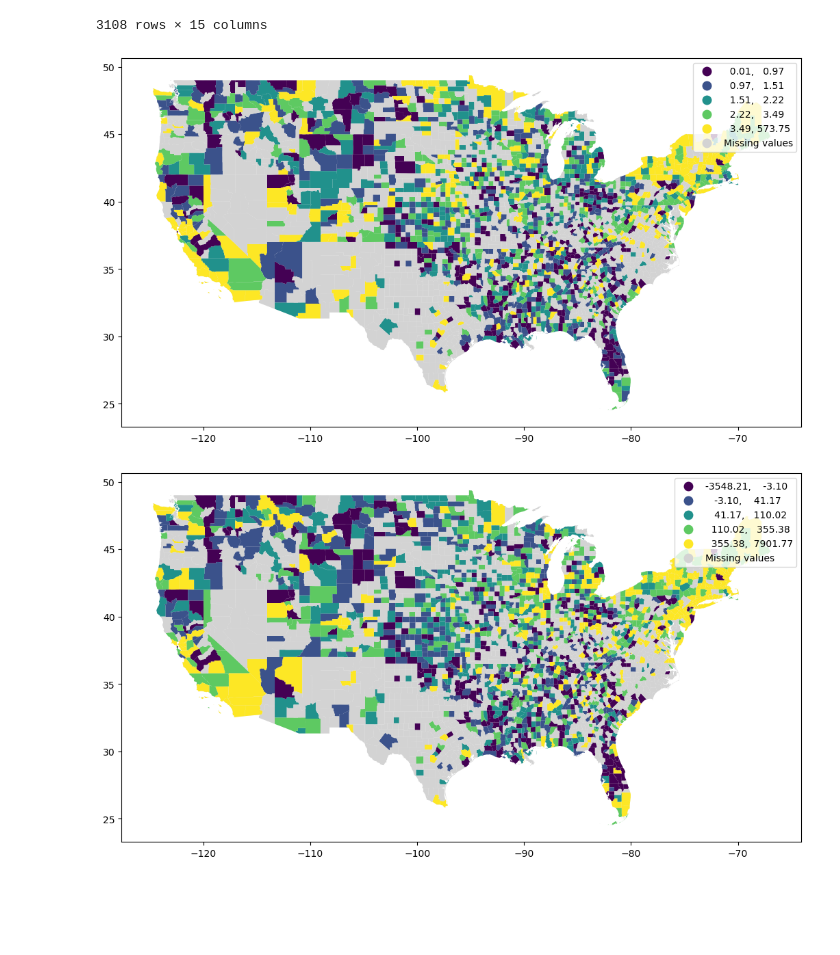
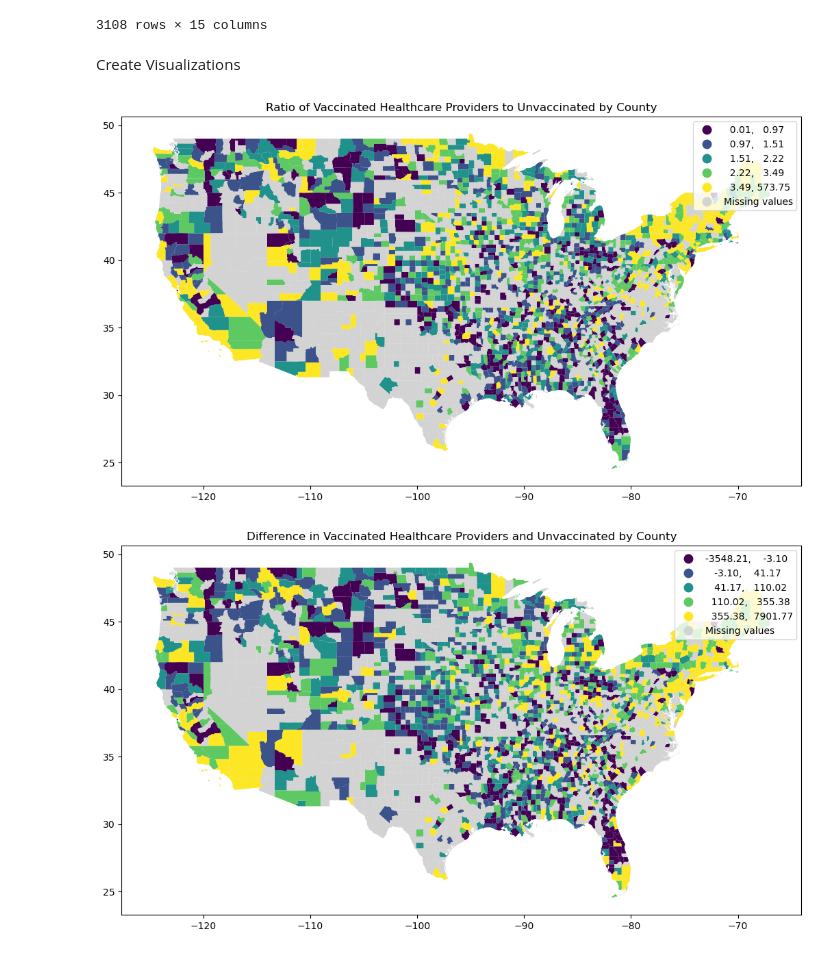
Before and after one commit to efgronski/hospital_covid_data, a Jupyter notebook: data_analysis.ipynb, the cells around one changed output. Cells and saved outputs as stored; diff of their text form; code cells hidden in the pictures; blank space fills up the shorter version.

Commit message:
add updated analysis and county datasets

```diff
--- a/data_analysis.ipynb
+++ b/data_analysis.ipynb
@@ -264,18 +244,21 @@ gdf
 | 3231 | 236.118687 | 124.030691 | 271.878481 | 55 | 079 | 01581100 | ... |
 | 3232 | 256.865854 | 698.876543 | 903.524390 | 26 | 139 | 01623012 | ... |
 3108 rows × 15 columns
+# %% [markdown]
+Create Visualizations
 # %%
 fig, ax = plt.subplots(1, figsize=(15,7))
 gdf.plot(color="#EEEEEE", ax=ax)
 gdf.plot(column='prop_vax', ax=ax, legend=True, scheme="quantiles",
     figsize=(15, 10),
     missing_kwds={
         "color": "lightgrey",
         "label": "Missing values"
     })
+plt.title("Ratio of Vaccinated Healthcare Providers to Unvaccinated by County")
 plt.savefig('vaccine_county_prop.png')
 # %% [output]
-[figure, old version]
+[figure, new version]
 # %%
 fig, ax = plt.subplots(1, figsize=(15,7))
 gdf.plot(color="#EEEEEE", ax=ax)
@@ -285,9 +268,10 @@ gdf.plot(column='diff_vax', ax=ax, legend=True, scheme="quantiles",
         "color": "lightgrey",
         "label": "Missing values"
     })
+plt.title("Difference in Vaccinated Healthcare Providers and Unvaccinated by County")
 plt.savefig('vaccine_county_diff.png')
 # %% [output]
-[figure, old version]
+[figure, new version]
 # %%
 fig, ax = plt.subplots(1, figsize=(15,7))
 df = gdf[['prop_vax', 'STATEFP', 'geometry']]
```
Also changed, not shown: parts of 13 cells of this notebook, 7 other files.
